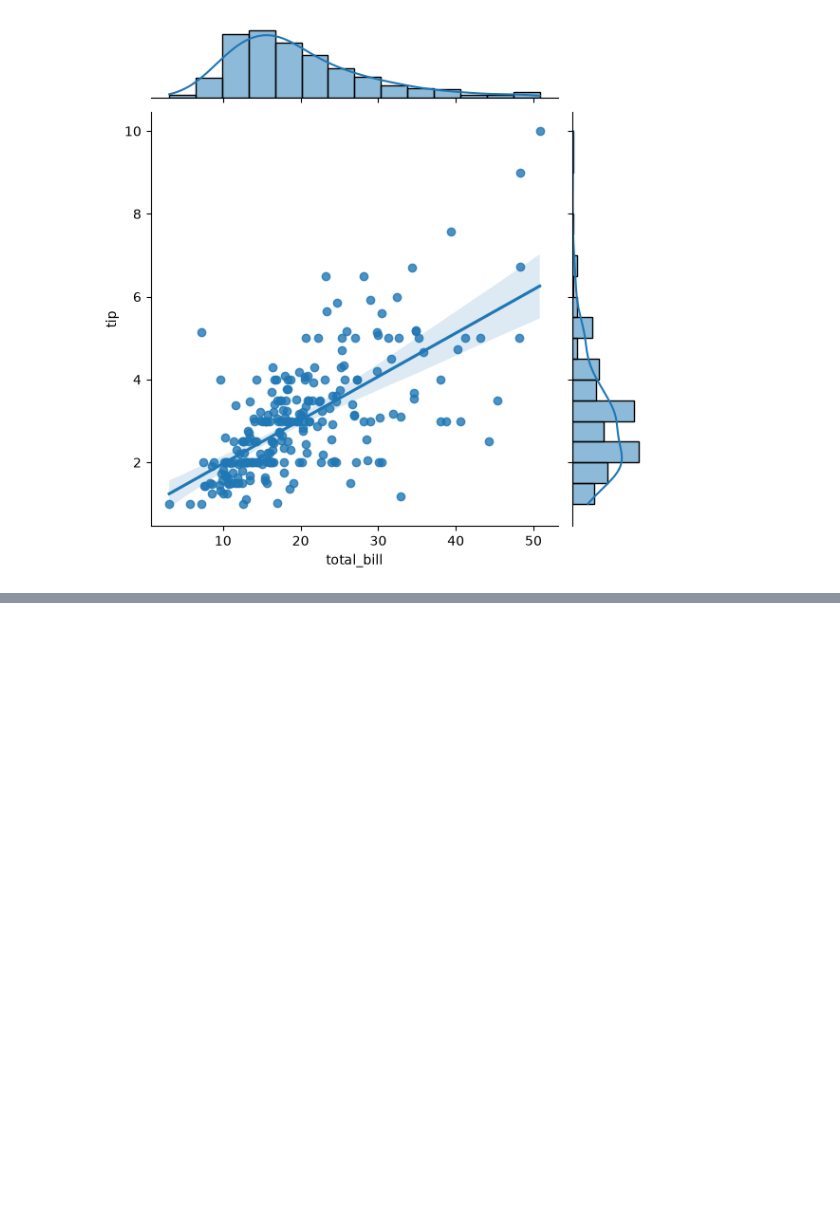
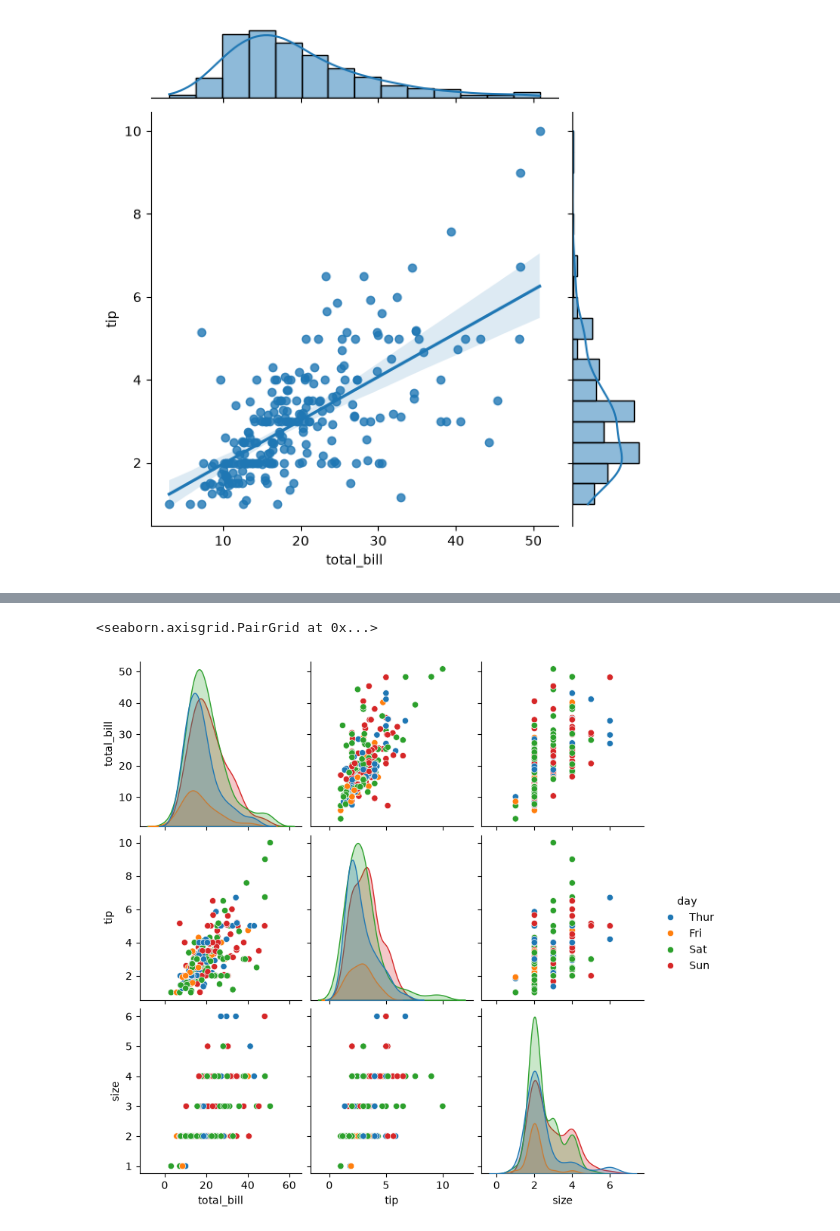
Before and after one commit to jihad-islam/Learning-ML, a Jupyter notebook: 5.Seaborn/1.intro.ipynb, the cells around one changed output, grey strips where cells are left out. Drawn from its saved outputs; the diff is of its cells as text; code cells hidden in the pictures; blank space fills up the shorter version.

```diff
--- a/5.Seaborn/1.intro.ipynb
+++ b/5.Seaborn/1.intro.ipynb
@@ -419,0 +608,5 @@ sns.jointplot(data = data, x = 'total_bill', y = 'tip', kind = 'reg')
+# %%
+sns.pairplot(data = data, hue = 'day')
+# %% [output]
+<seaborn.axisgrid.PairGrid at 0x...>
+[figure, added]
```
Also changed, not shown: parts of 29 cells of this notebook.
